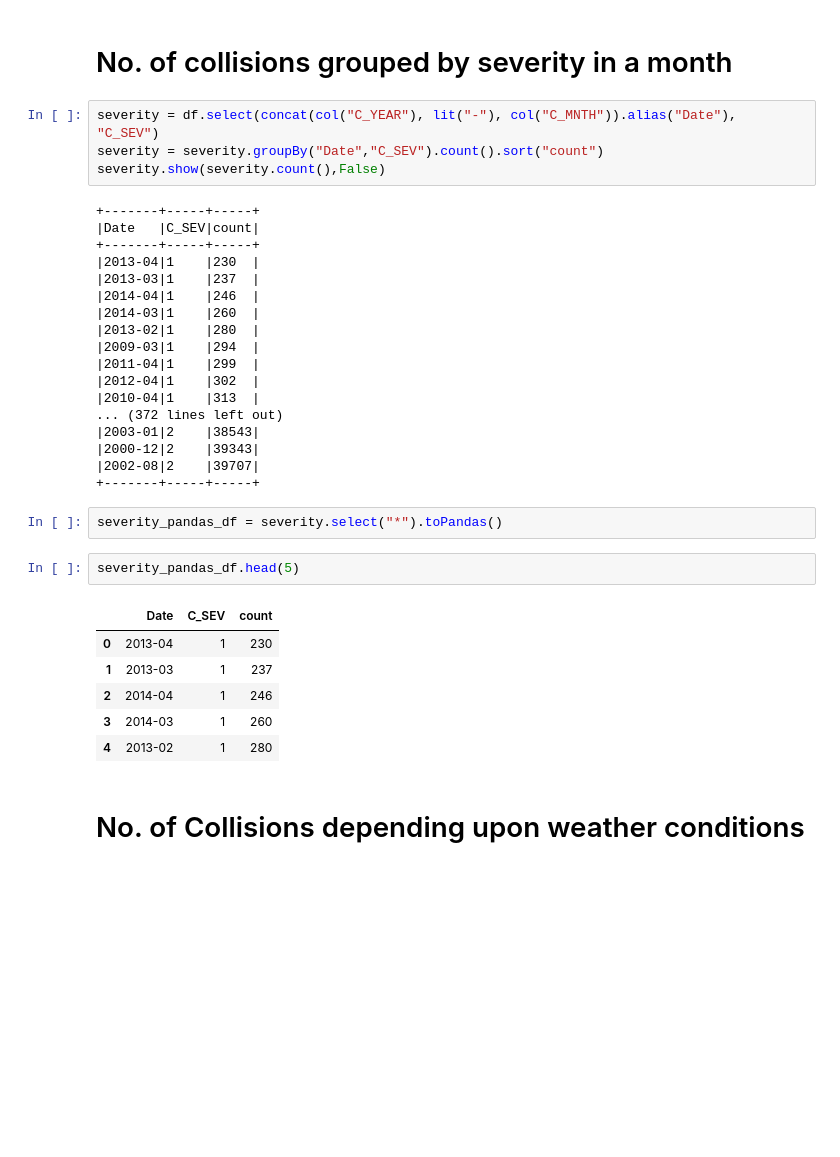
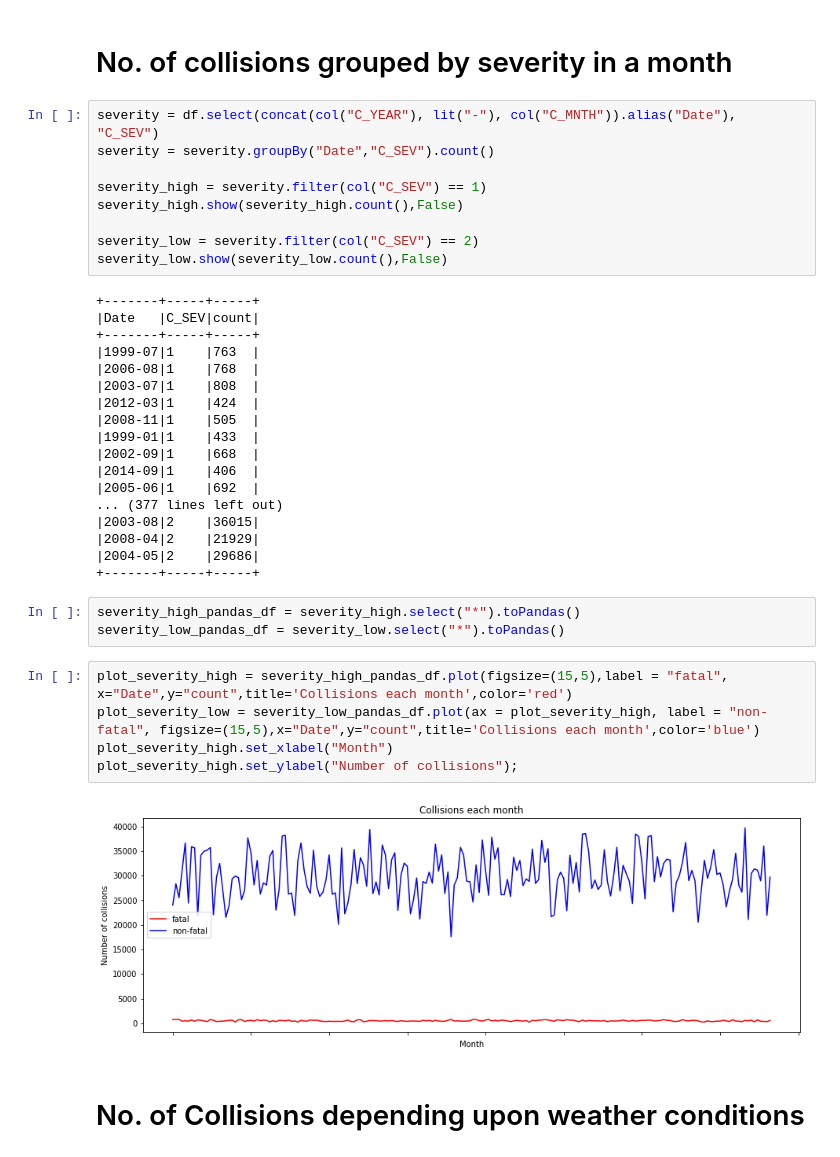
Before and after one commit to SinghGursimran/Analysis-of-Car-Accidents-in-Canada-using-PySpark, a Jupyter notebook: Analysis.ipynb, the cells around one changed output. Saved outputs shown, nothing was run; the diff lists cells and outputs as text; blank space fills up the shorter version.

```diff
--- a/Analysis.ipynb
+++ b/Analysis.ipynb
@@ -122,37 +180,41 @@ plot_collisions_month.set_ylabel("Number of collisions");
 # No. of collisions grouped by severity in a month
 # %%
 severity = df.select(concat(col("C_YEAR"), lit("-"), col("C_MNTH")).alias("Date"), "C_SEV")
-severity = severity.groupBy("Date","C_SEV").count().sort("count")
-severity.show(severity.count(),False)
+severity = severity.groupBy("Date","C_SEV").count()
+
+severity_high = severity.filter(col("C_SEV") == 1)
+severity_high.show(severity_high.count(),False)
+
+severity_low = severity.filter(col("C_SEV") == 2)
+severity_low.show(severity_low.count(),False)
 # %% [output]
 +-------+-----+-----+
 |Date   |C_SEV|count|
 +-------+-----+-----+
-|2013-04|1    |230  |
-|2013-03|1    |237  |
-|2014-04|1    |246  |
-|2014-03|1    |260  |
-|2013-02|1    |280  |
-|2009-03|1    |294  |
-|2011-04|1    |299  |
-|2012-04|1    |302  |
-|2010-04|1    |313  |
-... (372 lines left out)
-|2003-01|2    |38543|
-|2000-12|2    |39343|
-|2002-08|2    |39707|
+|1999-07|1    |763  |
+|2006-08|1    |768  |
+|2003-07|1    |808  |
+|2012-03|1    |424  |
+|2008-11|1    |505  |
+|1999-01|1    |433  |
+|2002-09|1    |668  |
+|2014-09|1    |406  |
+|2005-06|1    |692  |
+... (377 lines left out)
+|2003-08|2    |36015|
+|2008-04|2    |21929|
+|2004-05|2    |29686|
 +-------+-----+-----+
-# %%
-severity_pandas_df = severity.select("*").toPandas()
-# %%
-severity_pandas_df.head(5)
-# %% [output]
-|  | Date | C_SEV | count |
-| 0 | 2013-04 | 1 | 230 |
-| 1 | 2013-03 | 1 | 237 |
-| 2 | 2014-04 | 1 | 246 |
-| 3 | 2014-03 | 1 | 260 |
-| 4 | 2013-02 | 1 | 280 |
+# %%
+severity_high_pandas_df = severity_high.select("*").toPandas()
+severity_low_pandas_df = severity_low.select("*").toPandas()
+# %%
+plot_severity_high = severity_high_pandas_df.plot(figsize=(15,5),label = "fatal", x="Date",y="count",title='Collisions each month',color='red')
+plot_severity_low = severity_low_pandas_df.plot(ax = plot_severity_high, label = "non-fatal", figsize=(15,5),x="Date",y="count",title='Collisions each month',color='blue')
+plot_severity_high.set_xlabel("Month")
+plot_severity_high.set_ylabel("Number of collisions");
+# %% [output]
+[figure, added]
 # %% [markdown]
 # No. of Collisions depending upon weather conditions
 # %%
```
Also changed, not shown: parts of 14 cells of this notebook.
